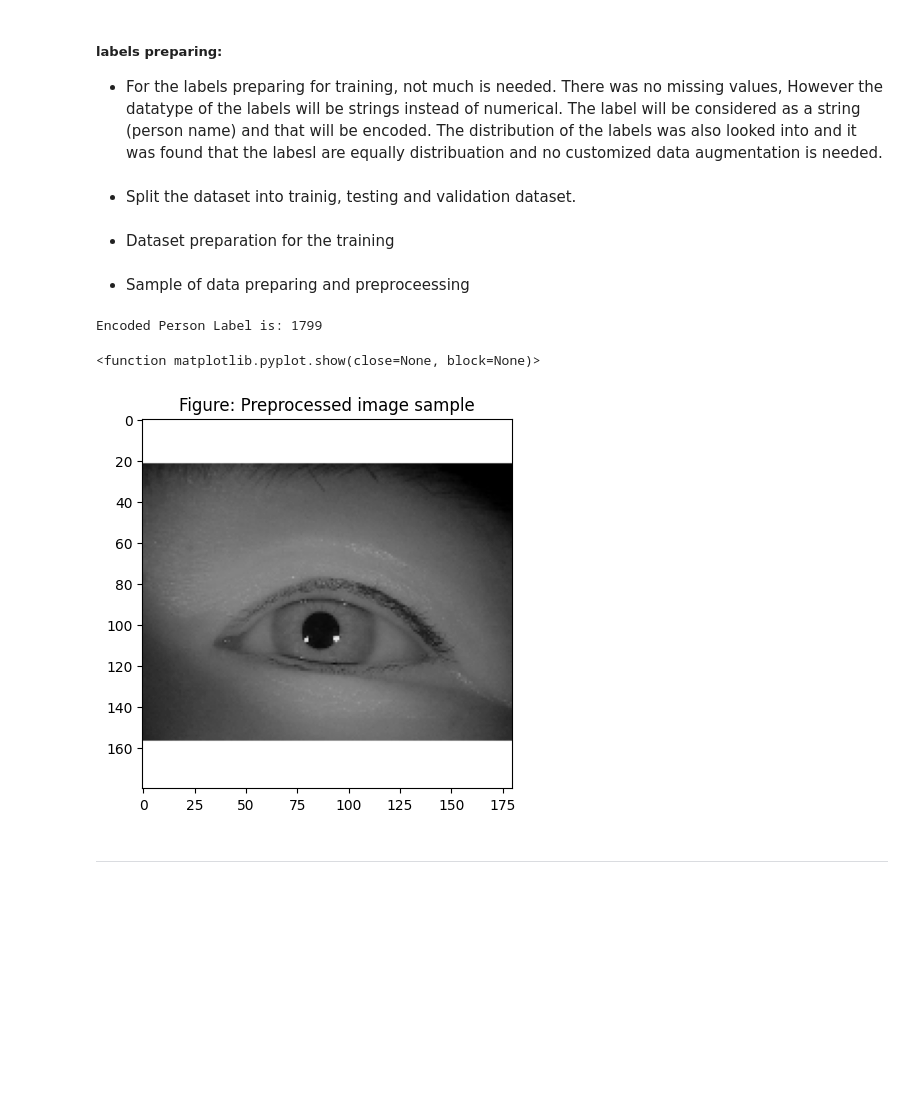
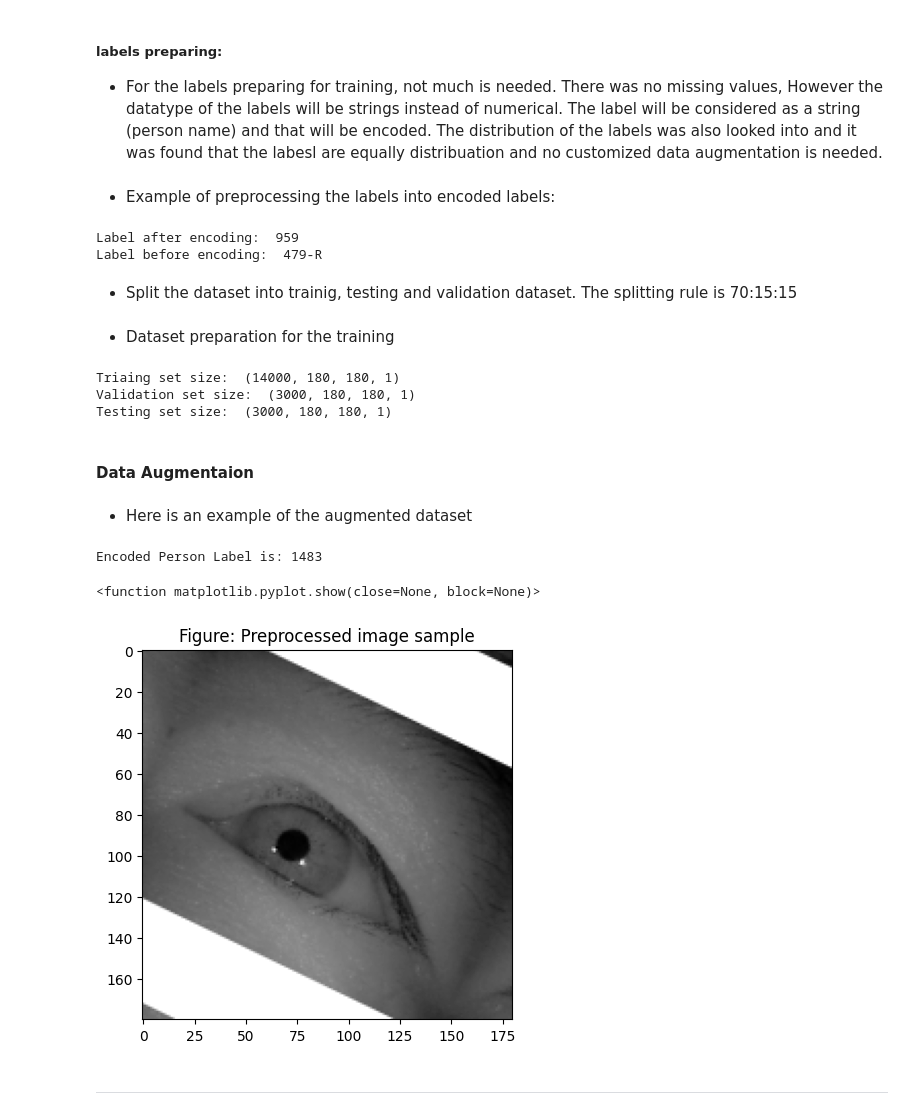
Before and after one commit to sondosaabed/Iris-of-eyes-recognition, a Jupyter notebook: Iris_recognition_1190652.ipynb, the cells around one changed output. Cells and saved outputs as stored; diff of their text form; code cells hidden in the pictures; blank space fills up the shorter version.

```diff
--- a/Iris_recognition_1190652.ipynb
+++ b/Iris_recognition_1190652.ipynb
@@ -432,7 +492,7 @@ def preprocess_labels(df):
     """
     Prepares labels for training indluding transform to string and then encode.
     Args:
-        df(pd.DataFrame):
+        df(pd.DataFrame): dataset non-encoded labels and images paths
     Rteurns:
         labels(np.array): prepared labels for training
     """
@@ -441,8 +501,16 @@ def preprocess_labels(df):
     le.fit(labels)
     labels = le.transform(labels)
     return labels
+# %% [markdown]
+- Example of preprocessing the labels into encoded labels:
+# %%
+print("Label after encoding: ", preprocess_labels(df)[120])
+print("Label before encoding: ",df.iloc[120]['Label'])
+# %% [output]
+Label after encoding:  959
+Label before encoding:  479-R
 # %% [markdown]
-- Split the dataset into trainig, testing and validation dataset.
+- Split the dataset into trainig, testing and validation dataset. The splitting rule is 70:15:15
 # %%
 def split_dataset(preprocessed_images, preprocessed_labels, train_size=0.7, validation_size=0.15, shuffle=True):
     """
@@ -459,12 +527,12 @@ def split_dataset(preprocessed_images, preprocessed_labels, train_size=0.7, vali
         y_test(np.Array): testing labeles
     """
     np.random.seed(1190652)
-    indices = np.arange(size)
+    indices = np.arange(SIZE)
     if shuffle:
         np.random.shuffle(indices)
 
-    train_samples = int(size * train_size)
-    validation_samples = int(size * validation_size)
+    train_samples = int(SIZE * train_size)
+    validation_samples = int(SIZE * validation_size)
 
     train_indices = indices[:train_samples]
     validation_indices = indices[train_samples:train_samples + validation_samples]
@@ -476,6 +544,7 @@ def split_dataset(preprocessed_images, preprocessed_labels, train_size=0.7, vali
     y_valid = preprocessed_labels[validation_indices]
     x_test = preprocessed_images[test_indices]
     y_test = preprocessed_labels[test_indices]
+
     return x_train, x_valid, x_test, y_train, y_valid, y_test
 # %% [markdown]
 - Dataset preparation for the training
@@ -494,27 +563,40 @@ def prepare_dataset(df):
         y_test(np.Array): testing labeles
     """
     preprocessed_images = []
-    for i in range(size):
+    for i in range(SIZE):
         image = preprocess_image(images[i])
-        image = image/255.
         preprocessed_images.append(image)
 
-    preprocessed_images = np.array(preprocessed_images).reshape(-1, img_height, img_width, 1)
+    preprocessed_images = np.array(preprocessed_images).reshape(-1, IMG_HEIGHT, IMG_WIDTH, NUM_CHANNELS)
     preprocessed_labels = preprocess_labels(df)
     return split_dataset(preprocessed_images, preprocessed_labels)
 # %%
 x_train, x_valid, x_test, y_train, y_valid, y_test = prepare_dataset(df)
+print("Triaing set size: ", x_train.shape)
+print("Validation set size: ", x_valid.shape)
+print("Testing set size: ",x_test.shape)
+# %% [output]
+Triaing set size:  (14000, 180, 180, 1)
+Validation set size:  (3000, 180, 180, 1)
+Testing set size:  (3000, 180, 180, 1)
-# %% [markdown]
-- Sample of data preparing and preproceessing
+# %% [markdown]
+#### Data Augmentaion
+# %%
+data_augmentation = keras.Sequential([
+    keras.layers.RandomRotation(0.1)
+])
+augmented_images = data_augmentation(x_valid)
+# %% [markdown]
+- Here is an example of the augmented dataset
 # %%
-print(f'Encoded Person Label is: {y_train[13]}')
-plt.imshow(cv2.rotate(x_train[13],  cv2.ROTATE_90_COUNTERCLOCKWISE), cmap="gray")
+print(f'Encoded Person Label is: {y_valid[70]}')
+plt.imshow(augmented_images[70], cmap="gray")
 plt.title("Figure: Preprocessed image sample")
 plt.show
 # %% [output]
-Encoded Person Label is: 1799
+Encoded Person Label is: 1483
 <function matplotlib.pyplot.show(close=None, block=None)>
-[figure, old version]
+[figure, new version]
 # %% [markdown]
 <hr>
 # %% [markdown]
```
Also changed, not shown: parts of 60 cells of this notebook.
